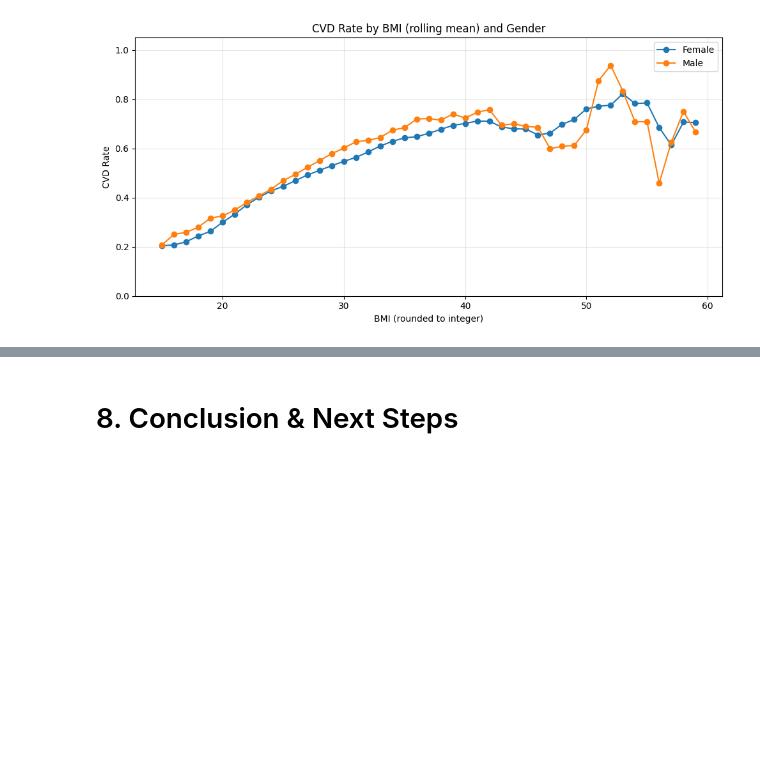
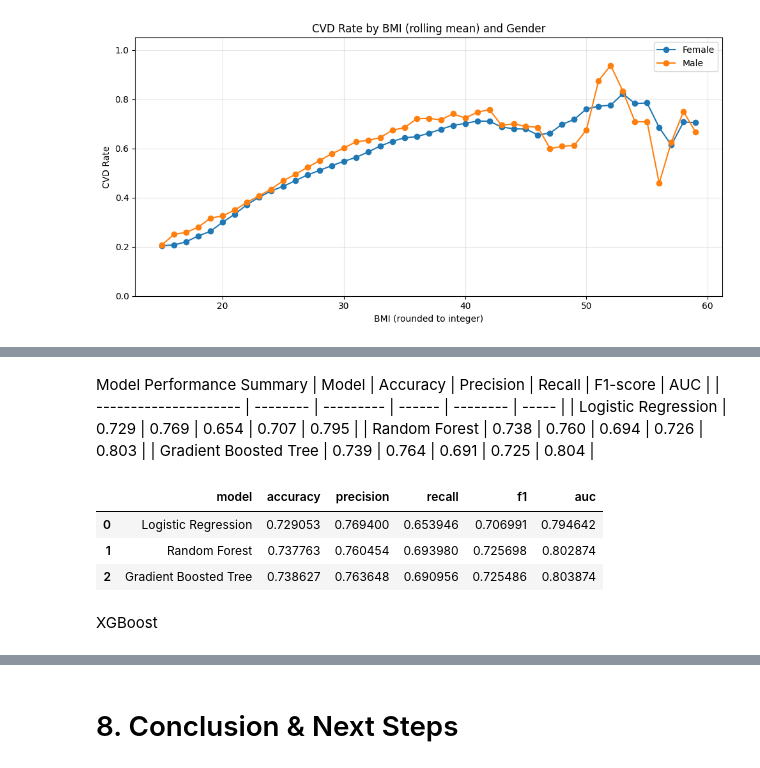
Before and after one commit to lizabguercho/DI_Final_Project_CVD, a Jupyter notebook: Final_project.ipynb, the cells around one changed output, grey strips where cells are left out. Cells and saved outputs as stored; diff of their text form; code cells hidden in the pictures; blank space fills up the shorter version.

```diff
--- a/Final_project.ipynb
+++ b/Final_project.ipynb
@@ -1502,0 +1672,47 @@ weighted avg      0.728     0.726     0.726     13895
+# %% [markdown]
+Model Performance Summary
+| Model                 | Accuracy | Precision | Recall | F1-score | AUC   |
+| --------------------- | -------- | --------- | ------ | -------- | ----- |
+| Logistic Regression   | 0.729    | 0.769     | 0.654  | 0.707    | 0.795 |
+| Random Forest         | 0.738    | 0.760     | 0.694  | 0.726    | 0.803 |
+| Gradient Boosted Tree | 0.739    | 0.764     | 0.691  | 0.725    | 0.804 |
+# %%
+# save final results to csv
+
+final_results = [
+    {
+        "model": "Logistic Regression",
+        "accuracy": 0.7290526921969479,
+        "precision": 0.7694002033209082,
+        "recall": 0.6539458525345622,
+        "f1": 0.706990502880274,
+        "auc": 0.7946418000803863
+    },
+    {
+        "model": "Random Forest",
+        "accuracy": 0.7377627411459833,
+        "precision": 0.7604544737257377,
+        "recall": 0.6939804147465438,
+        "f1": 0.7256983660868911,
+        "auc": 0.8028741818751011
+    },
+    {
+        "model": "Gradient Boosted Tree",
+        "accuracy": 0.7386265476533257,
+        "precision": 0.7636479388826993,
+        "recall": 0.6909562211981567,
+        "f1": 0.7254857488470553,
+        "auc": 0.8038743184227002
+    }
+]
+
+df_final = pd.DataFrame(final_results)
+df_final.to_csv("final_model_results.csv", index=False)
+df_final
+# %% [output]
+|  | model | accuracy | precision | recall | f1 | auc |
+| 0 | Logistic Regression | 0.729053 | 0.769400 | 0.653946 | 0.706991 | 0.794642 |
+| 1 | Random Forest | 0.737763 | 0.760454 | 0.693980 | 0.725698 | 0.802874 |
+| 2 | Gradient Boosted Tree | 0.738627 | 0.763648 | 0.690956 | 0.725486 | 0.803874 |
+# %% [markdown]
+XGBoost
```
Also changed, not shown: parts of 75 cells of this notebook, 2 other files.
